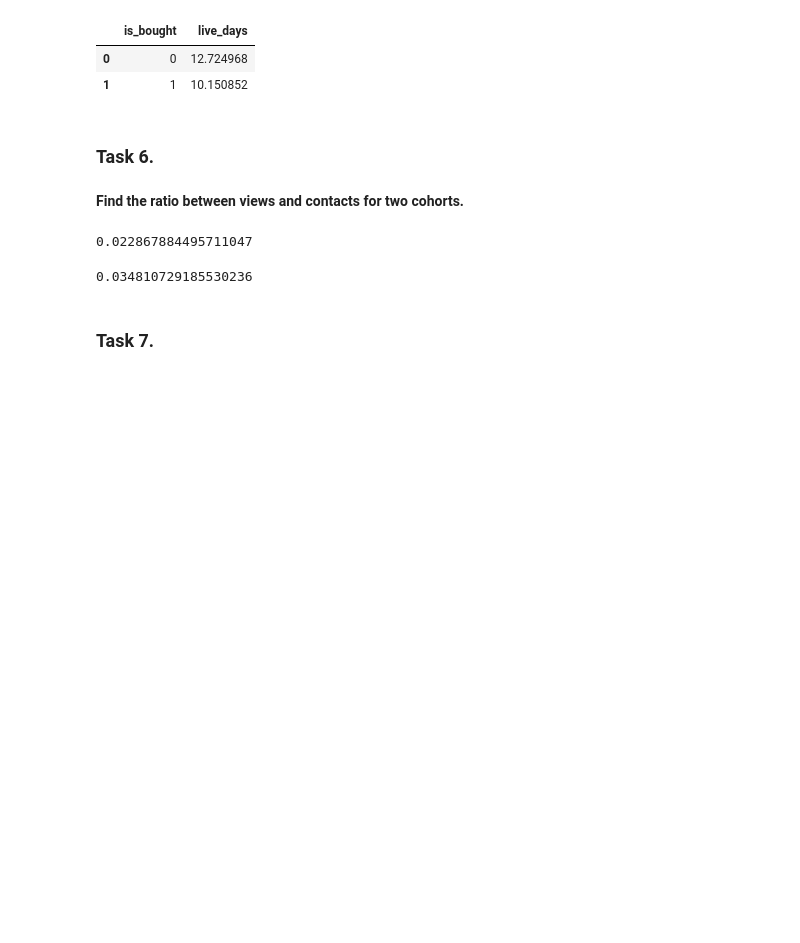
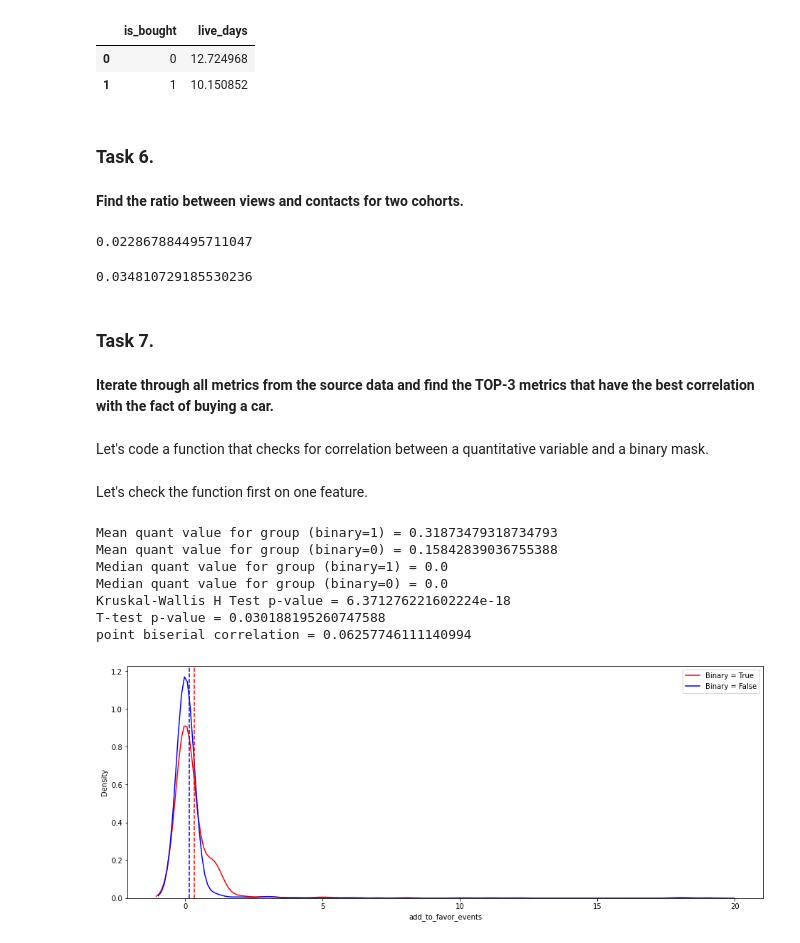
Before and after one commit to nktnlx/advanced_data_analysis_course, a Jupyter notebook: 03_ab_testing/01_proxy_metrics.ipynb, the cells around one changed output. Saved outputs shown, nothing was run; the diff lists cells and outputs as text; code cells hidden in the pictures; blank space fills up the shorter version.

```diff
--- a/03_ab_testing/01_proxy_metrics.ipynb
+++ b/03_ab_testing/01_proxy_metrics.ipynb
@@ -132,0 +131,4 @@ tbc..
+# %% [markdown]
+**Iterate through all metrics from the source data and find the TOP-3 metrics that have the best correlation with the fact of buying a car.**
+# %% [markdown]
+Let's code a function that checks for correlation between a quantitative variable and a binary mask.
@@ -132,0 +177,16 @@ tbc..
+# %% [markdown]
+Let's check the function first on one feature.
+# %%
+_ = find_cat_quant_correlation(df.add_to_favor_events,
+                               df['is_bought']==1,
+                               plot=True,
+                               print_inference=True)
+# %% [output]
+Mean quant value for group (binary=1) = 0.31873479318734793
+Mean quant value for group (binary=0) = 0.15842839036755388
+Median quant value for group (binary=1) = 0.0
+Median quant value for group (binary=0) = 0.0
+Kruskal-Wallis H Test p-value = 6.371276221602224e-18
+T-test p-value = 0.030188195260747588
+point biserial correlation = 0.06257746111140994
+[figure, added]
```
Also changed, not shown: parts of 25 cells of this notebook.
